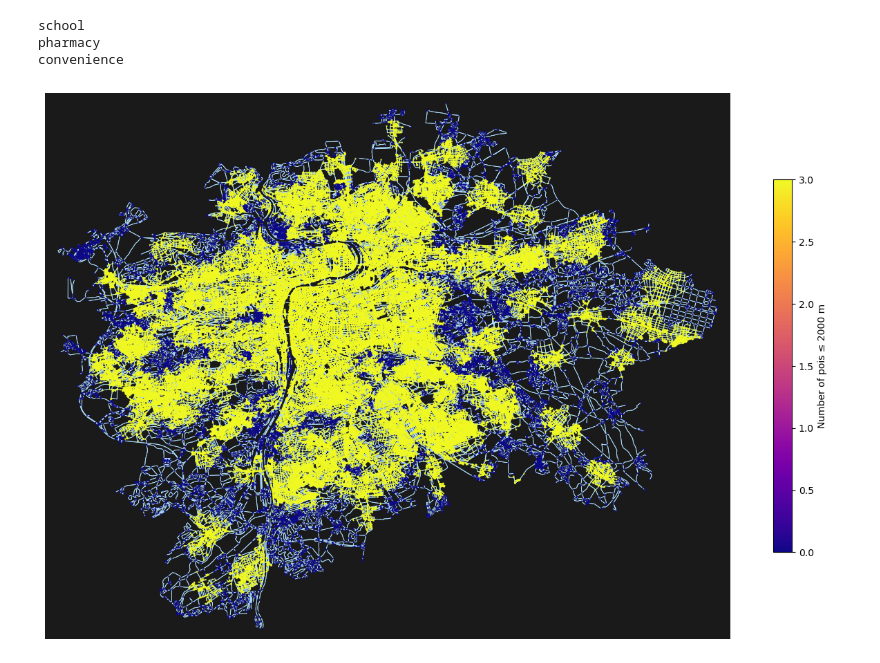
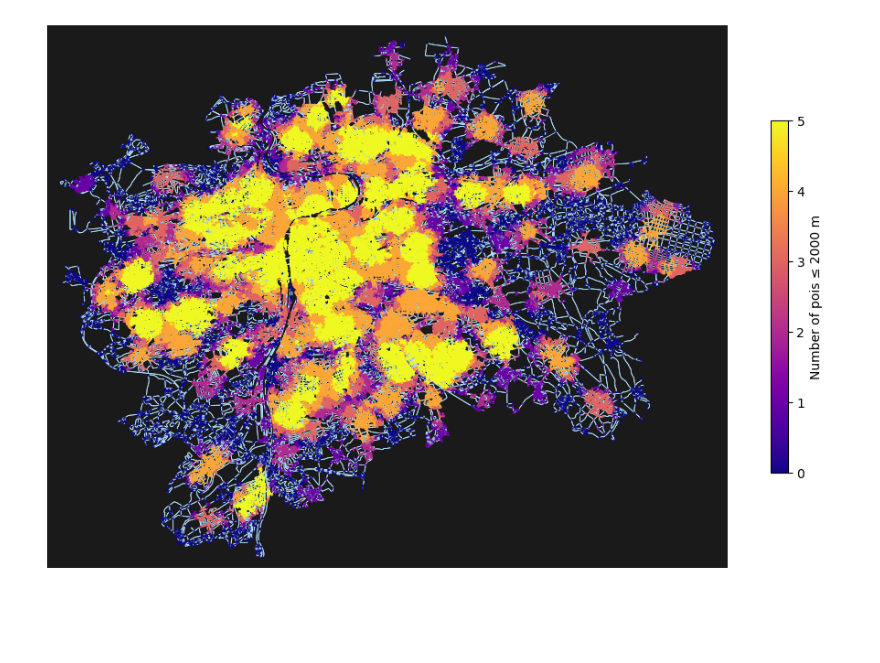
Before and after one commit to MRollin03/FGSAM-FEATHER-Graph-summaries-of-accessibility-maps, a Jupyter notebook: src/graphs/Prague.ipynb, the cells around one changed output. Cells and saved outputs as stored; diff of their text form; code cells hidden in the pictures; blank space fills up the shorter version.

```diff
--- a/src/graphs/Prague.ipynb
+++ b/src/graphs/Prague.ipynb
@@ -67,31 +45,0 @@ InsufficientResponseError: No matching features. Check query location, tags, and
-# %%
-distance = 2000
-dist = 1000
-maxitems = 1000
-n["pois"] = 0
-
-
-for cat, tags_list in tags.items():
-    #tag = tags_list[counter]
-    for tag in tags_list:
-        print(tag)
-        network.set_pois(
-                category=tag,
-                maxdist=distance,
-                maxitems=maxitems,
-                x_col=items.geometry.x,
-                y_col=items.geometry.y,
-        )
-        for items in pois_arr:
-            #if (items.item() == tags.items()):
-                nearest_pois = network.nearest_pois(
-                    distance=distance,
-                    category=tag,
-                    num_pois=1,
-                )
-        n["pois"] = n["pois"] + (nearest_pois <= dist).sum(axis=1)
-            #tags_list.remove(tag)
-# %% [output]
-school
-pharmacy
-convenience
@@ -125,34 +46,69 @@ for items in pois_arr:
+# %%
+tags = {"amenity": ["school", "pharmacy", "clinic", "kindergarten"], "shop": ["convenience"]}
+#init tags
+distance = 2000
+dist = 1000
+maxitems = 2000
+n["pois"] = 0
+
+
+for cat, tags_list in tags.items():
+    #step 1
+    for tag in tags_list:
+        pois_arr = (ox.features_from_place(
+            places,
+            tags={cat : tag}
+        ).to_crs(n.crs))
+        pois_arr = pois_arr.copy()
+        pois_arr["geometry"] = pois_arr.geometry.centroid
+
+        #step 2
+        network.set_pois(
+            category=tag,
+            maxdist=distance,
+            maxitems=maxitems,
+            x_col=pois_arr.geometry.x,
+            y_col=pois_arr.geometry.y,
+        )
+        #step 3
+        nearest_pois = network.nearest_pois(
+            distance=distance,
+            category=tag,
+            num_pois=1,
+        )
+        #print(n)
+        n["pois"] = n["pois"] + (nearest_pois <= dist).sum(axis=1)
 # %%
 fig, ax = ox.plot.plot_graph(
     G,
     node_size=0,
     edge_color="#afdffe",
     edge_linewidth=0.6,
     bgcolor="#1a1a1a",
     show=False,
     close=False,
-    figsize=(16,14)
+    figsize=(12,10)
 )
 
 vmin = n["pois"].min()
 vmax = n["pois"].max()
 
 n.plot(
     ax=ax,
     column="pois",
     cmap="plasma",
     markersize=0.5,
     alpha=0.8,
     legend=True,
     legend_kwds={
         "shrink": 0.5,
         "label": f"Number of pois ≤ {distance} m",
         "orientation": "vertical"
     },
     vmin=0,
     vmax=vmax
 )
 
 plt.show()
 # %% [output]
-[figure, old version]
+[figure, new version]
```
Also changed, not shown: parts of 3 cells of this notebook.
